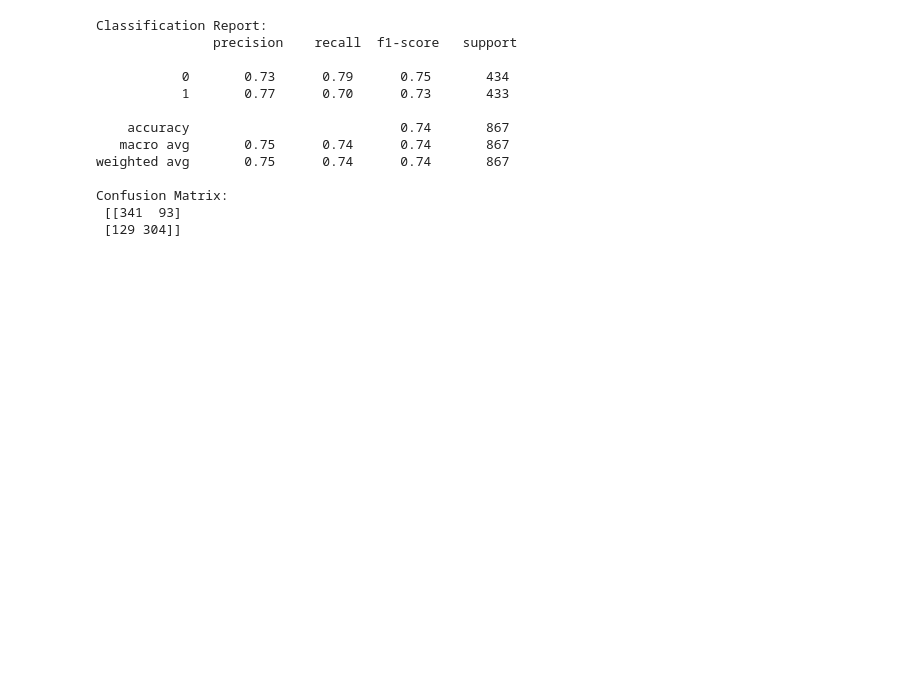
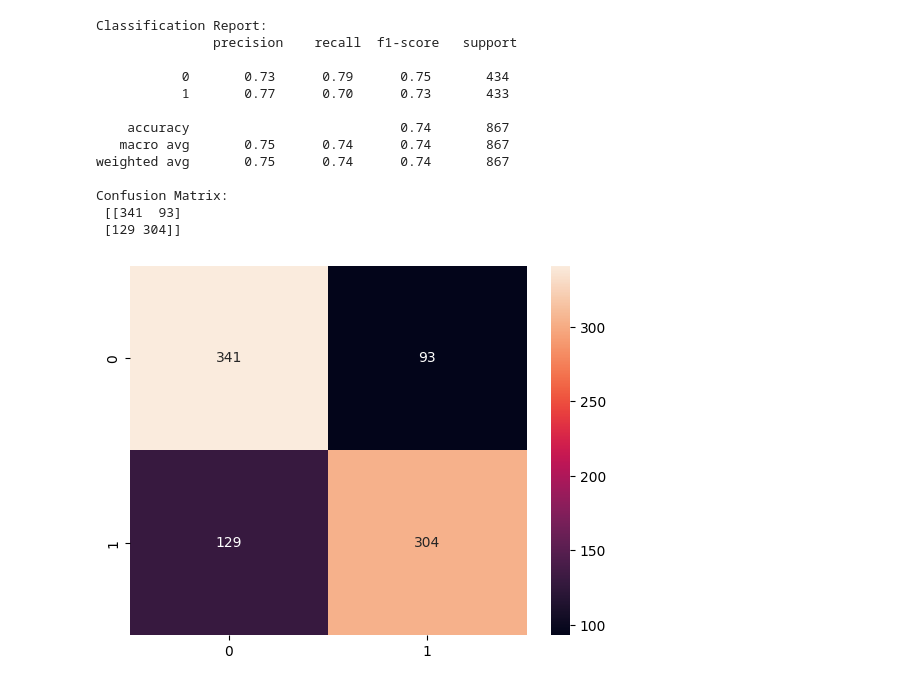
Before and after one commit to carolinahdzm/TCA_clasificacion_Equipo3, a Jupyter notebook: RESERVACIONES_ANALISIS-FINAL.ipynb, the cells around one changed output. Cells and saved outputs as stored; diff of their text form; code cells hidden in the pictures; blank space fills up the shorter version.

```diff
--- a/RESERVACIONES_ANALISIS-FINAL.ipynb
+++ b/RESERVACIONES_ANALISIS-FINAL.ipynb
@@ -738,3 +738,9 @@ weighted avg       0.75      0.74      0.74       867
 Confusion Matrix:
  [[341  93]
  [129 304]]
+# %%
+conf_matrix=confusion_matrix(y_test,y_pred)
+sns.heatmap(conf_matrix,annot=True, fmt='d')
+plt.show()
+# %% [output]
+[figure, added]
```
